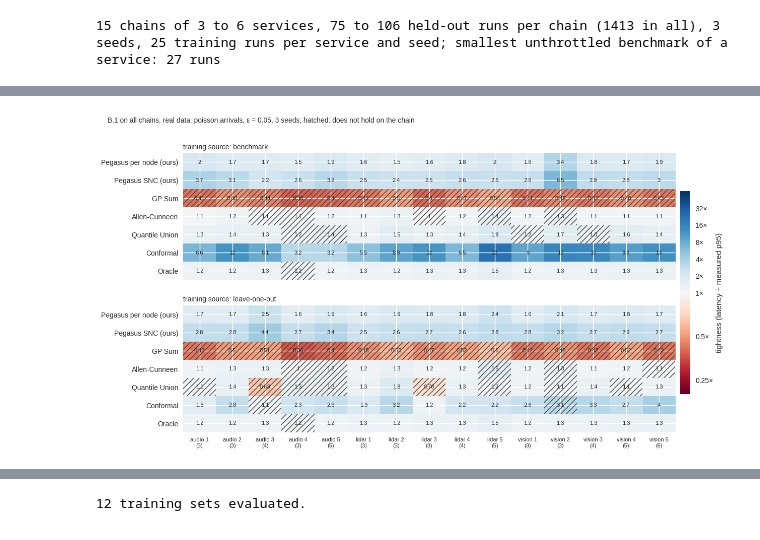
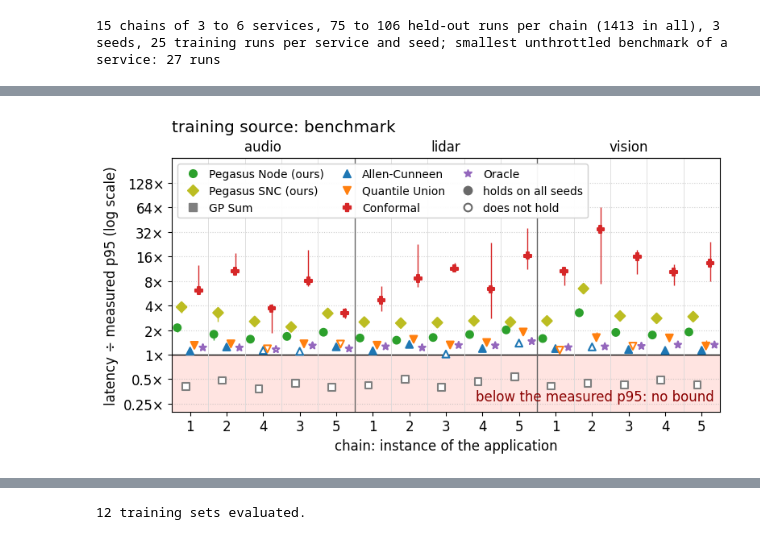
Before and after one commit to borissedlak/composable-autonomous-offerings, a Jupyter notebook: notebooks/tsc/2_evaluation.ipynb, the cells around one changed output, grey strips where cells are left out. Saved outputs shown, nothing was run; the diff lists cells and outputs as text; code cells hidden in the pictures.

Commit message:
new evaluation figures

```diff
--- a/notebooks/tsc/2_evaluation.ipynb
+++ b/notebooks/tsc/2_evaluation.ipynb
@@ -474,39 +483,79 @@ Then compare the colors of the rows without hatches; the closer to gray, the tig
 # %%
-from matplotlib.colors import TwoSlopeNorm
-from matplotlib.patches import Rectangle
+from pegasus.figures import FAILURE_COLOR, FAILURE_TEXT_COLOR, METHOD_STYLES, dodge_offsets, holds_handles, legend_inside, method_handle, paper_style, save_figure
 
 
 def unseen_holds(source, chain, name):
     # the method reaches the confidence level on the held-out runs of the chain under every seed
     return all(coverage(unseen[(source, chain, s)].latencies[name], unseen[(source, chain, s)].measured_low) >= confidence for s in seeds)
 
 
 def unseen_tightness(source, chain, name):
     # median over the held-out runs of all seeds of latency / measured quantile (an infinite latency counts as infinitely loose)
     return np.median(np.concatenate([unseen[(source, chain, s)].latencies[name] / unseen[(source, chain, s)].measured for s in seeds]))
 
 
+def seed_tightness(source, chain, name):
+    # per seed the median over the held-out runs of latency / measured quantile; nan where that median is infinite
+    medians = np.array([np.median(unseen[(source, chain, s)].latencies[name] / unseen[(source, chain, s)].measured) for s in seeds])
+    return np.where(np.isfinite(medians), medians, np.nan)
+
+
 if data_source == "real":
     unseen_names = list(unseen[("benchmark", unseen_chains[0], seeds[0])].latencies)   # in the order of compare_methods
-    norm = TwoSlopeNorm(vmin=np.log2(TIGHTNESS_RANGE[0]), vcenter=0, vmax=np.log2(TIGHTNESS_RANGE[1]))
-    fig, axes = plt.subplots(len(unseen_sources), 1, figsize=(13, 3.2 * len(unseen_sources) + 0.8), sharex=True)
-    for ax, source in zip(axes, unseen_sources):
-        tightness = np.array([[unseen_tightness(source, chain, name) for chain in unseen_chains] for name in unseen_names])
-        image = ax.imshow(np.log2(np.clip(tightness, *TIGHTNESS_RANGE)), cmap="RdBu", norm=norm, aspect="auto")
-        for i, name in enumerate(unseen_names):
-            for j, chain in enumerate(unseen_chains):
-                ax.text(j, i, f"{tightness[i, j]:.2g}" if np.isfinite(tightness[i, j]) else "∞", ha="center", va="center", fontsize=8)
-                if not unseen_holds(source, chain, name):
-                    ax.add_patch(Rectangle((j - 0.5, i - 0.5), 1, 1, fill=False, hatch="///", edgecolor="0.25", linewidth=0))
-        ax.set_yticks(range(len(unseen_names)), unseen_names)
-        ax.set_title(f"training source: {source}", loc="left", fontsize=10)
-    axes[-1].set_xticks(range(len(unseen_chains)),
-                        [f"{chain.split('-')[1]} {chain.split('-')[2]}\n({chain_depth[chain]})" for chain in unseen_chains], fontsize=8)
-    colorbar = fig.colorbar(image, ax=axes, ticks=np.log2(TIGHTNESS_TICKS), fraction=0.02, pad=0.01)
-    colorbar.ax.set_yticklabels([f"{tick:g}×" for tick in TIGHTNESS_TICKS])
-    colorbar.set_label(f"tightness (latency ÷ measured {p_label})")
-    fig.suptitle(f"B.1 on all chains, real data: {arrivals.split(' at ')[0]}, ε = {alpha:g}, {len(seeds)} seeds; hatched: does not hold on the chain",
-                 x=0.01, ha="left", fontsize=10)
-    plt.show()
+    application = lambda chain: chain.split("-")[1]
+    applications = list(dict.fromkeys(application(chain) for chain in unseen_chains))   # in the order of the chains
+    # the chains of an application by their number of services, so that the figure shows whether misses cluster in longer chains
+    chain_order = sorted(unseen_chains, key=lambda chain: (applications.index(application(chain)), chain_depth[chain], chain))
+    positions = np.arange(len(chain_order))
+    offsets = dict(zip(unseen_names, dodge_offsets(len(unseen_names))))   # one column per method within a chain
+    with paper_style():
+        for source in unseen_sources:
+            fig, ax = plt.subplots(figsize=(8, 4.5))
+            drawn = []   # (x, y_low, y_high) of every bar and dot, so that the legend can be placed where it hides none
+            # below 1x the latency of a method is under the measured quantile: it is no bound there
+            ax.axhspan(TIGHTNESS_RANGE[0], 1.0, color=FAILURE_COLOR, linewidth=0)
+            ax.axhline(1.0, color="black", linewidth=1)
+            # the chains are independent instances: no line connects them, every method is one dot per chain
+            for name in unseen_names:
+                color = METHOD_COLORS[name]
+                values = np.array([seed_tightness(source, chain, name) for chain in chain_order])   # (chains, seeds)
+                # median over the seeds, in which a seed without a finite value counts as infinitely loose, as in sweep_line
+                typical = np.median(np.where(np.isnan(values), np.inf, values), axis=1)
+                held = np.array([unseen_holds(source, chain, name) for chain in chain_order])
+                shown, x = np.isfinite(typical), positions + offsets[name]
+                ax.vlines(x[shown], np.nanmin(values[shown], axis=1), np.nanmax(values[shown], axis=1), color=color, linewidth=1)   # range over the seeds
+                if name != "Conformal":   # the legend may cover parts of Conformal, so that the axis keeps TIGHTNESS_RANGE
+                    drawn += list(zip(x[shown], np.fmin(typical[shown], np.nanmin(values[shown], axis=1)), np.fmax(typical[shown], np.nanmax(values[shown], axis=1))))
+                ax.scatter(x[shown], typical[shown], s=40, marker=METHOD_STYLES[name][0], linewidths=1.5, zorder=3, edgecolors=color,
+                           facecolors=[color if h else "white" for h in held[shown]])
+            for boundary in positions[1:] - 0.5:
+                ax.axvline(boundary, color="0.85", linewidth=0.6)
+            centers = []
+            for k, app in enumerate(applications):
+                chains_of_app = positions[[application(chain) == app for chain in chain_order]]
+                if k > 0:
+                    ax.axvline(chains_of_app[0] - 0.5, color="0.4", linewidth=1)
+                centers.append(chains_of_app.mean())
+            # the application names above the frame, so that the top of the axes is free for the legend
+            top = ax.secondary_xaxis("top")
+            top.set_xticks(centers, applications)
+            top.tick_params(length=0)
+            ax.text(0.99, 0.03, f"below the measured {p_label}: no bound", transform=ax.transAxes, ha="right", va="bottom", color=FAILURE_TEXT_COLOR)
+            ax.set_xticks(positions, [chain.split('-')[2] for chain in chain_order])
+            ax.set_xlim(-0.5, len(chain_order) - 0.5)
+            ax.set_xlabel("chain: instance of the application")
+            ax.set_yscale("log")
+            ax.set_ylim(*TIGHTNESS_RANGE)
+            ax.set_yticks(TIGHTNESS_TICKS, [f"{tick:g}×" for tick in TIGHTNESS_TICKS])
+            ax.yaxis.set_minor_locator(plt.NullLocator())
+            ax.set_ylabel(f"tightness: latency ÷ measured {p_label}")
+            ax.set_title(f"training source: {source}", loc="left", pad=24)
+            ax.grid(True, axis="y", linestyle=":", alpha=0.6)
+            marker_handles, marker_labels = holds_handles()
+            fig.tight_layout()
+            legend_inside(ax, [method_handle(name, line=False) for name in unseen_names] + marker_handles, unseen_names + marker_labels, drawn,
+                          max_doublings=0, ncol=3, fontsize=10, framealpha=0.95, columnspacing=1.0, handletextpad=0.4)
+            save_figure(fig, f"b1_all_chains_{source.replace('-', '_')}")
+            plt.show()
 # %% [output]
-[figure, old version]
+[figure, new version]
```
Also changed, not shown: parts of 30 cells of this notebook, 17 other files.
